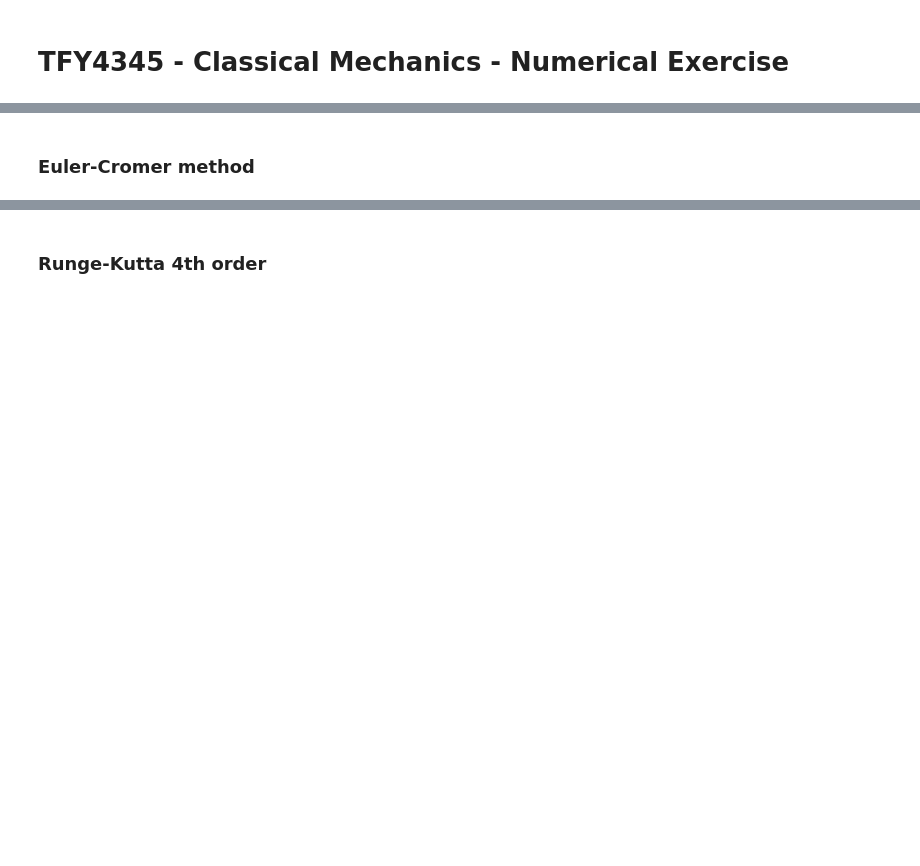
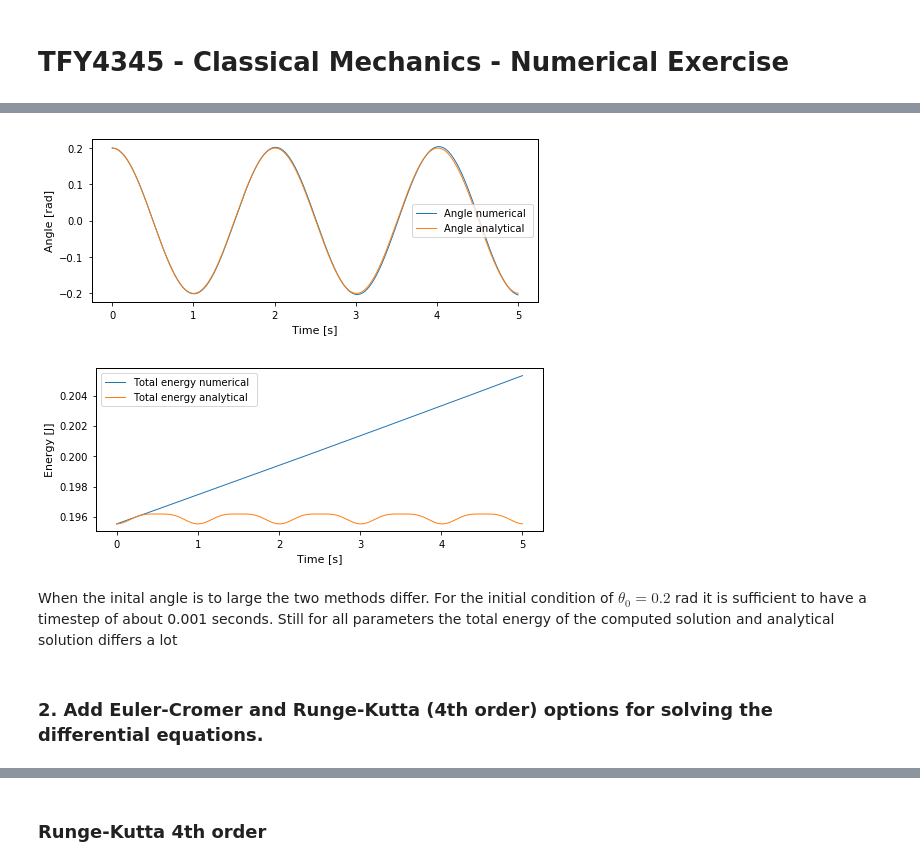
Before and after one commit to kaprests/Pendulum, a Jupyter notebook: pendulum.ipynb, the cells around one changed output, grey strips where cells are left out. Drawn from its saved outputs; the diff is of its cells as text; code cells hidden in the pictures; blank space fills up the shorter version.

```diff
--- a/pendulum.ipynb
+++ b/pendulum.ipynb
@@ -51,14 +44,21 @@ theta_0 = 0.2 #rad
 omg_0 = 0 #rad/s
 l = 1.0 #m (meter)
 m = 1.0 #kg
-sim_time = 3 #s, simulation time
-dt = 0.01 # s, timestep
+g = 9.81 #m/(s^2)
+sim_time = 5 #s, simulation time
+dt = 0.001 # s, timestep
 timesteps = int(sim_time/dt)
+phi = np.pi/2 #when omg_0 =0
 # %%
-'''arrays with vals for plotting'''
+t_vec = np.linspace(0, sim_time, timesteps)
+"""Anlytical values """
+theta_vec_analy = theta_0*np.sin(t_vec*np.sqrt(g/l) + phi)
+omg_vec_analy= theta_0*np.cos(t_vec*np.sqrt(g/l) + phi)*np.sqrt(g/l)
+
+
+'''Numerical arrays with vals for plotting'''
 omg_vec = np.zeros(timesteps)
 theta_vec = np.zeros(timesteps)
-t_vec = np.linspace(0, sim_time, timesteps)
 
 
 # set initial values
@@ -67,3 +67,4 @@ theta_vec[0] = theta_0
 # %%
 euler_solve(theta_vec, omg_vec, dt)
 kin_energy, pot_energy, total_energy = energies(theta_vec, omg_vec)
+kin_energy_analy, pot_energy_analy, total_energy_analy = energies(theta_vec_analy, omg_vec_analy)
@@ -81,5 +71,25 @@ plt.show()
-# %% [markdown]
-### Euler-Cromer method
+# %%
+# plot results
+plt.plot(t_vec, theta_vec, label = "Angle numerical ")
+plt.plot(t_vec, theta_vec_analy, label = "Angle analytical ")
+plt.xlabel("Time [s]")
+plt.ylabel("Angle [rad]")
+plt.legend()
+plt.show()
+
+plt.plot(t_vec, total_energy, label = "Total energy numerical ")
+plt.plot(t_vec, total_energy_analy, label = "Total energy analytical ")
+plt.xlabel("Time [s]")
+plt.ylabel("Energy [J]")
+plt.legend()
+plt.show()
+# %% [output]
+[figure, added]
+[figure, added]
+# %% [markdown]
+When the inital angle is to large the two methods differ. For the initial condition of $\theta_0 = 0.2$ rad it is sufficient to have a timestep of about 0.001 seconds. Still for all parameters the total energy of the computed solution and analytical solution differs a lot
+# %% [markdown]
+### 2. Add Euler-Cromer and Runge-Kutta (4th order) options for solving the differential equations.
 # %%
 def euler_cromer_step(theta_vec, omg_vec, i, dt):
     omg_vec[i+1] = omg_vec[i] - (g/l)*np.sin(theta_vec[i])*dt
```
Also changed, not shown: parts of 9 cells of this notebook.
